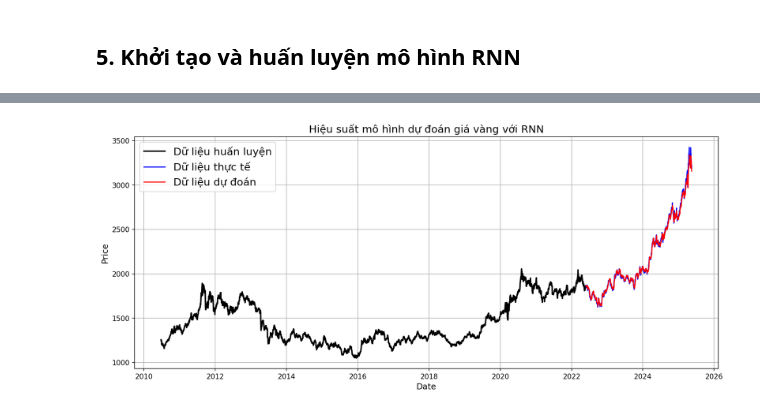
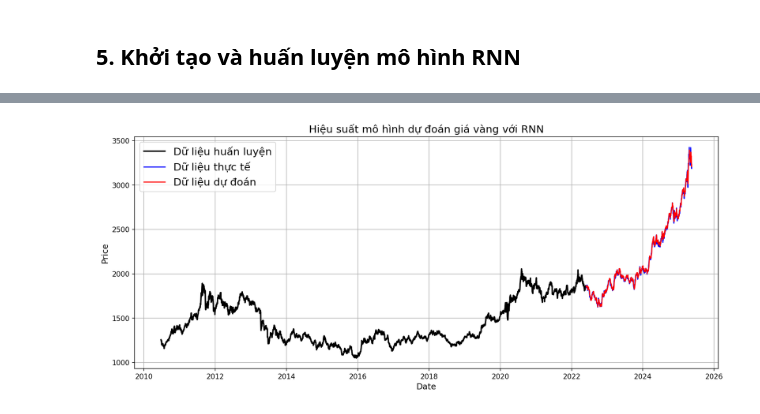
Before and after one commit to VyMinh/DAB_Project, a Jupyter notebook: RNN.ipynb, the cells around one changed output, grey strips where cells are left out. Drawn from its saved outputs; the diff is of its cells as text; code cells hidden in the pictures.

```diff
--- a/RNN.ipynb
+++ b/RNN.ipynb
@@ -10,7 +10,7 @@ import matplotlib.pyplot as plt
 ## 2. Đọc Dataset và chia data thành 2 bộ train và test
 # %%
 # Đọc dữ liệu từ file CSV, lấy các cột cần thiết và phân tích cột 'Date' làm chỉ mục
-df = pd.read_csv('/kaggle/input/gold-price/Gold_Futures_Cleaned.csv', index_col='Date', parse_dates=True, usecols=['Date','Price', 'Open', 'High','Low', 'Vol.'])
+df = pd.read_csv('/kaggle/input/gold-price/Gold_Futures_Cleaned.csv', index_col='Date', parse_dates=True, usecols=['Date','Price', 'Open', 'High','Low'])
 # df.sort_values(by='Date', ascending=True, inplace=True)
 # df.reset_index(inplace=True)
 
@@ -111,7 +110,7 @@ from sklearn.preprocessing import MinMaxScaler
 # scaled_data = scaler.fit_transform(df[['Price']])
 
 # Chuẩn hóa toàn bộ các features
-features = ['Price', 'Open', 'High', 'Low', 'Vol.']
+features = ['Price', 'Open', 'High', 'Low']
 scaler = MinMaxScaler()
 scaled_data = scaler.fit_transform(df[features])
 # %%
@@ -143,7 +139,7 @@ from keras.models import Sequential
 model = Sequential()
 
 # Thêm lớp Input để xác định hình dạng đầu vào
-model.add(Input(shape=(lookback, 5)))
+model.add(Input(shape=(lookback, 4)))
 
 # Thêm các lớp RNN và Dropout
 model.add(SimpleRNN(units=64, activation='tanh', return_sequences=True))
@@ -253,38 +245,38 @@ import numpy as np
 
 # Đảo chuẩn hóa y_train
 y_train_reshaped = y_train.reshape(-1, 1)
-pad_train = np.zeros((len(y_train), 4))
+pad_train = np.zeros((len(y_train), 3))
 y_train_full = np.concatenate([y_train_reshaped, pad_train], axis=1)
 y_train_rescaled = scaler.inverse_transform(y_train_full)[:, 0]
 
 # Đảo chuẩn hóa y_test và predicted
 y_test_reshaped = y_test.reshape(-1, 1)
-pad_test = np.zeros((len(y_test), 4))
+pad_test = np.zeros((len(y_test), 3))
 y_test_full = np.concatenate([y_test_reshaped, pad_test], axis=1)
 predicted_full = np.concatenate([predicted_prices, pad_test], axis=1)
 
 y_test_rescaled = scaler.inverse_transform(y_test_full)[:, 0]
 predictions_rescaled = scaler.inverse_transform(predicted_full)[:, 0]
 
 # Vẽ biểu đồ
 plt.figure(figsize=(15, 6), dpi=150)
 
 # Vẽ dữ liệu huấn luyện
 plt.plot(df.index[lookback:train_size + lookback], y_train_rescaled, color='black', lw=2, label='Dữ liệu huấn luyện')
 
 # Vẽ dữ liệu thực tế từ tập kiểm tra
 plt.plot(df.index[train_size + lookback:], y_test_rescaled, label='Dữ liệu thực tế', color='blue')
 
 # Vẽ dữ liệu dự đoán
 plt.plot(df.index[train_size + lookback:], predictions_rescaled, label='Dữ liệu dự đoán', color='red')
 
 # Thêm tiêu đề, nhãn, và chú thích
 plt.title('Hiệu suất mô hình dự đoán giá vàng với RNN', fontsize=15)
 plt.xlabel('Date', fontsize=12)
 plt.ylabel('Price', fontsize=12)
 plt.grid(True)
 plt.legend(['Dữ liệu huấn luyện', 'Dữ liệu thực tế', 'Dữ liệu dự đoán'], prop={'size': 15})
 
 plt.show()
 # %% [output]
-[figure, old version]
+[figure, new version]
```
Also changed, not shown: parts of 9 cells of this notebook.
